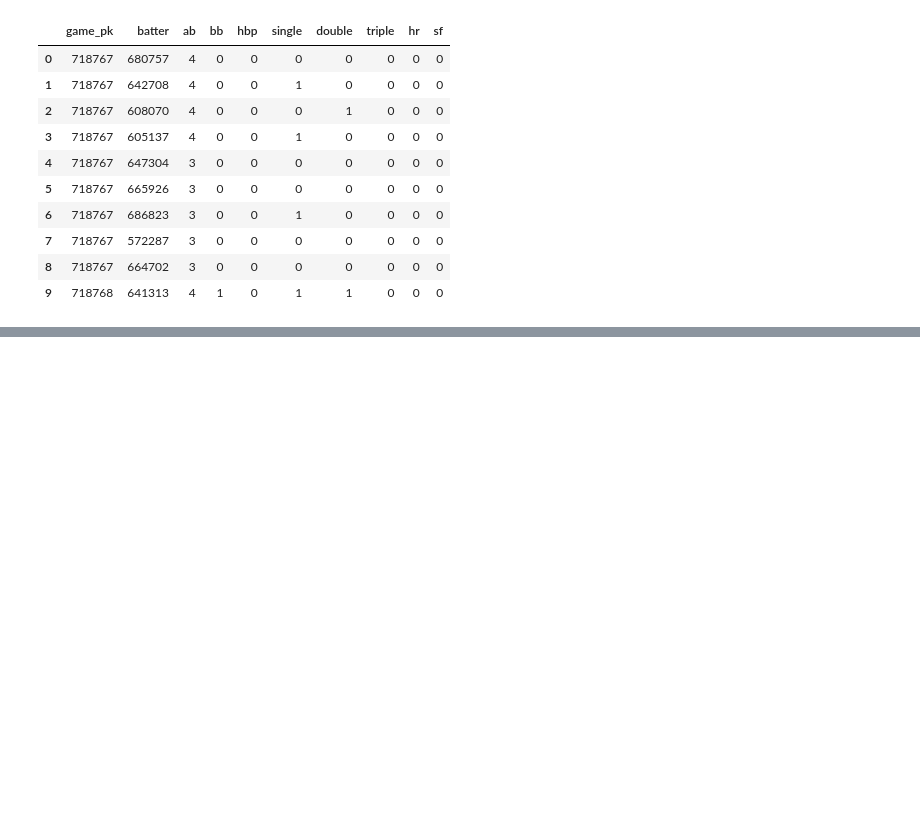
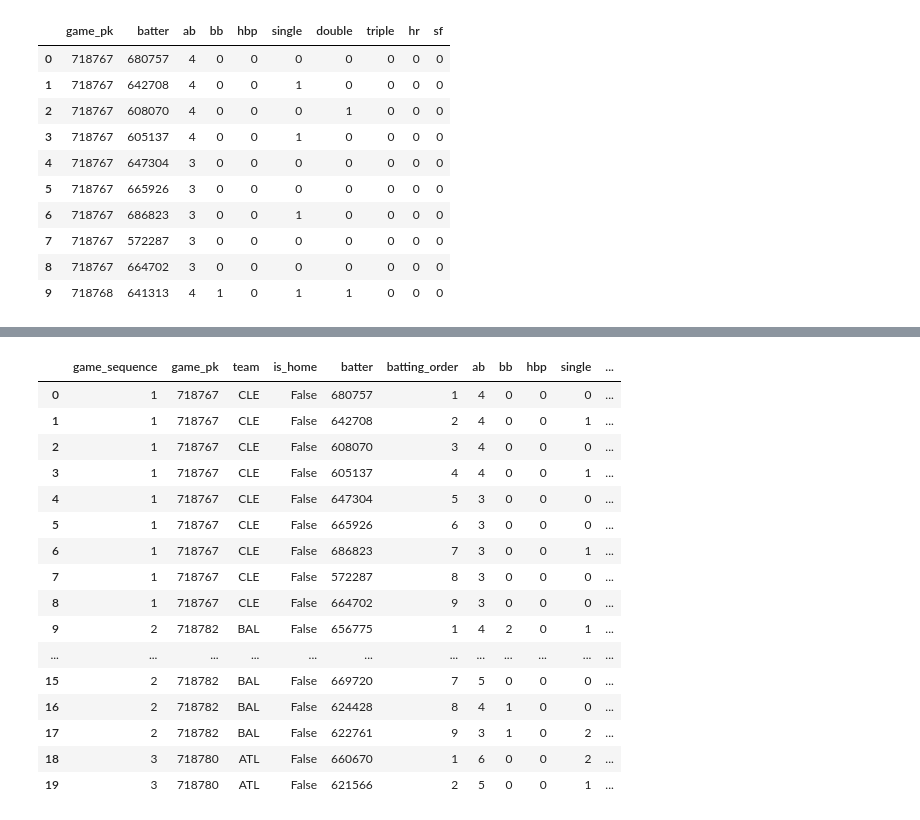
Before and after one commit to Stevey8/MLB-WL-prediction, a Jupyter notebook: cleaning_2023_data.ipynb, the cells around one changed output, grey strips where cells are left out. Saved outputs shown, nothing was run; the diff lists cells and outputs as text; code cells hidden in the pictures; blank space fills up the shorter version.

```diff
--- a/cleaning_2023_data.ipynb
+++ b/cleaning_2023_data.ipynb
@@ -83,3 +77,11 @@ df.head()
 | 3 | 3 | 718779 | W | 2023-03-30 | PHI | TEX | 7 | 11 | ... |
 | 4 | 4 | 718778 | L | 2023-03-30 | COL | SD | 7 | 2 | ... |
 5 rows × 28 columns
+# %%
+game_away = df[['game_pk','away_team']].rename(columns = {'away_team':'team'})
+game_home = df[['game_pk','home_team']].rename(columns = {'home_team':'team'})
+game_away.insert(0,'game_sequence',game_away.index+1)
+game_home.insert(0,'game_sequence',game_home.index+1)
+game_away['is_home'] = False
+game_home['is_home'] = True
+game_away.head()
@@ -141,0 +170,21 @@ for i in grouped:
+# %%
+cleaning_batting_away_with_team = pd.merge(game_away,cleaning_batting_away,on='game_pk')
+cleaning_batting_away_with_team.head(20)
+# %% [output]
+|  | game_sequence | game_pk | team | is_home | batter | batting_order | ab | bb | hbp | single | ... |
+| 0 | 1 | 718767 | CLE | False | 680757 | 1 | 4 | 0 | 0 | 0 | ... |
+| 1 | 1 | 718767 | CLE | False | 642708 | 2 | 4 | 0 | 0 | 1 | ... |
+| 2 | 1 | 718767 | CLE | False | 608070 | 3 | 4 | 0 | 0 | 0 | ... |
+| 3 | 1 | 718767 | CLE | False | 605137 | 4 | 4 | 0 | 0 | 1 | ... |
+| 4 | 1 | 718767 | CLE | False | 647304 | 5 | 3 | 0 | 0 | 0 | ... |
+| 5 | 1 | 718767 | CLE | False | 665926 | 6 | 3 | 0 | 0 | 0 | ... |
+| 6 | 1 | 718767 | CLE | False | 686823 | 7 | 3 | 0 | 0 | 1 | ... |
+| 7 | 1 | 718767 | CLE | False | 572287 | 8 | 3 | 0 | 0 | 0 | ... |
+| 8 | 1 | 718767 | CLE | False | 664702 | 9 | 3 | 0 | 0 | 0 | ... |
+| 9 | 2 | 718782 | BAL | False | 656775 | 1 | 4 | 2 | 0 | 1 | ... |
+| ... | ... | ... | ... | ... | ... | ... | ... | ... | ... | ... | ... |
+| 15 | 2 | 718782 | BAL | False | 669720 | 7 | 5 | 0 | 0 | 0 | ... |
+| 16 | 2 | 718782 | BAL | False | 624428 | 8 | 4 | 1 | 0 | 0 | ... |
+| 17 | 2 | 718782 | BAL | False | 622761 | 9 | 3 | 1 | 0 | 2 | ... |
+| 18 | 3 | 718780 | ATL | False | 660670 | 1 | 6 | 0 | 0 | 2 | ... |
+| 19 | 3 | 718780 | ATL | False | 621566 | 2 | 5 | 0 | 0 | 1 | ... |
```
Also changed, not shown: parts of 11 cells of this notebook, 1 other file.
